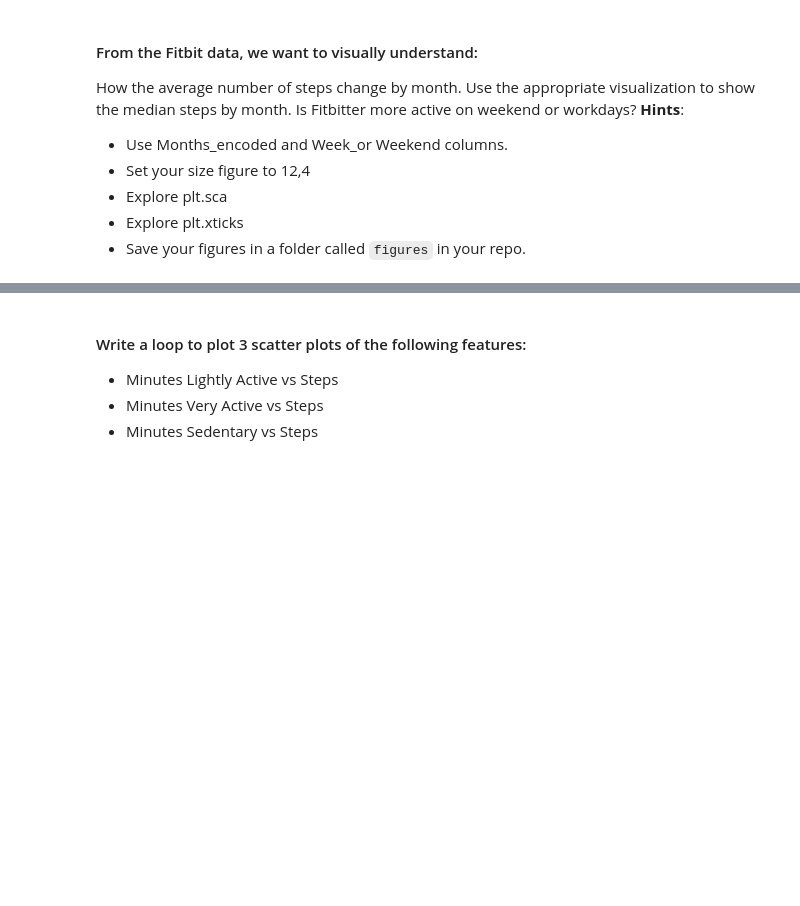
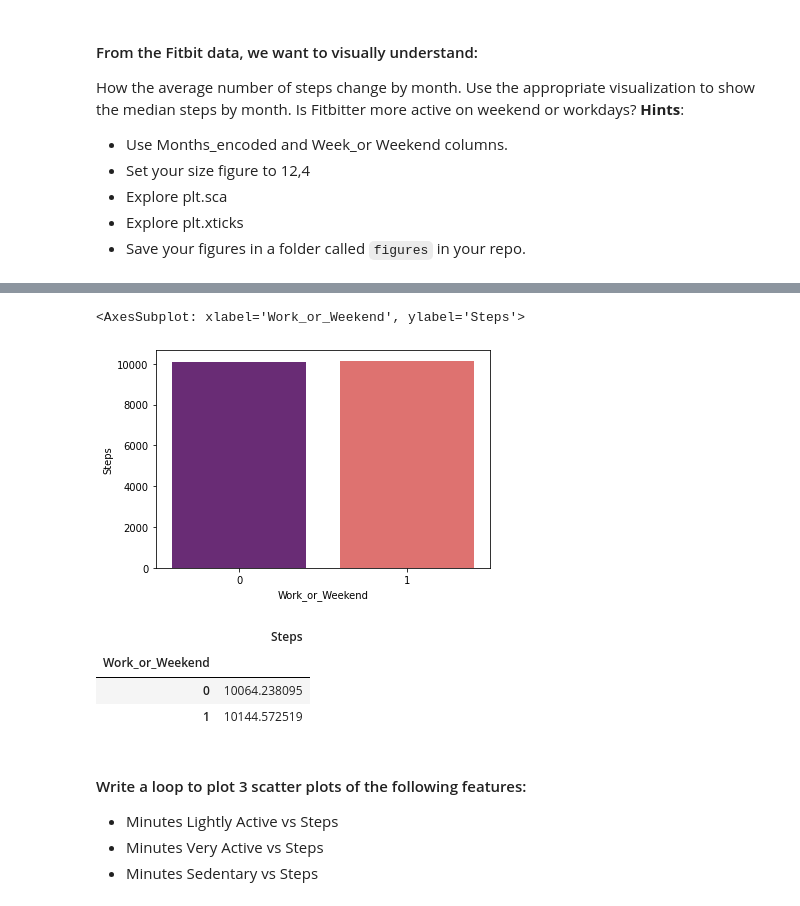
Before and after one commit to Ironhack-data-bcn-january-2023/lab-matplotlib-seaborn, a Jupyter notebook: your-code/main.ipynb, the cells around one changed output, grey strips where cells are left out. Drawn from its saved outputs; the diff is of its cells as text; code cells hidden in the pictures; blank space fills up the shorter version.

```diff
--- a/your-code/main.ipynb
+++ b/your-code/main.ipynb
@@ -29,0 +64,5 @@ How the average number of steps change by month. Use the appropriate visualizati
+# %%
+sns.barplot(x=fitbit2["Work_or_Weekend"], y=fitbit2["Steps"], palette="magma", estimator="mean", errorbar=None)
+# %% [output]
+<AxesSubplot: xlabel='Work_or_Weekend', ylabel='Steps'>
+[figure, added]
@@ -30,3 +71,10 @@ How the average number of steps change by month. Use the appropriate visualizati
+# %%
+weekend_vs_workday
+# %% [output]
+|  | Steps |
+| Work_or_Weekend |  |
+| 0 | 10064.238095 |
+| 1 | 10144.572519 |
 # %%
 # AVERAGE STEPS BY WORK_OR_WEEKEND
 # your code here
```
Also changed, not shown: parts of 21 cells of this notebook.
